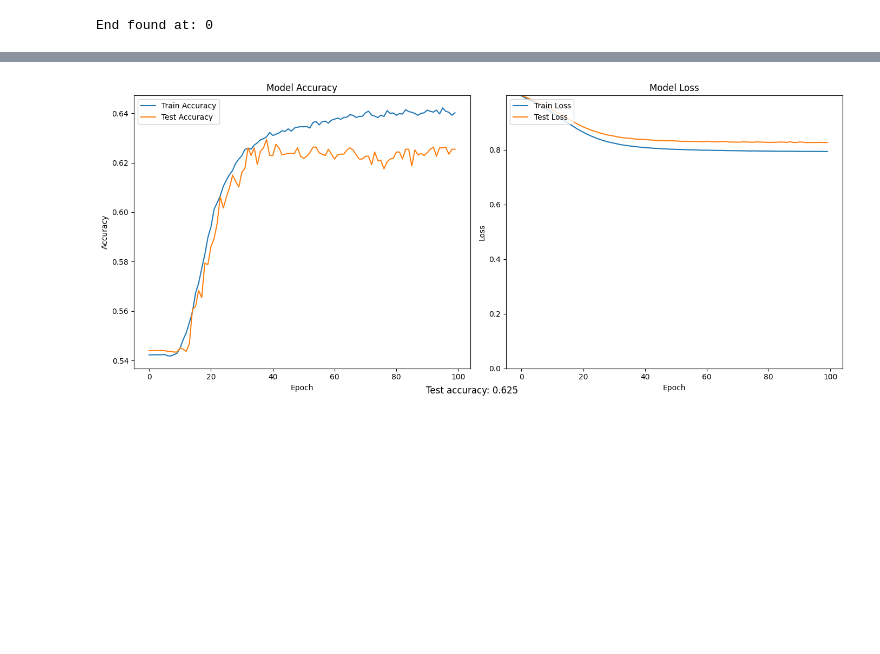
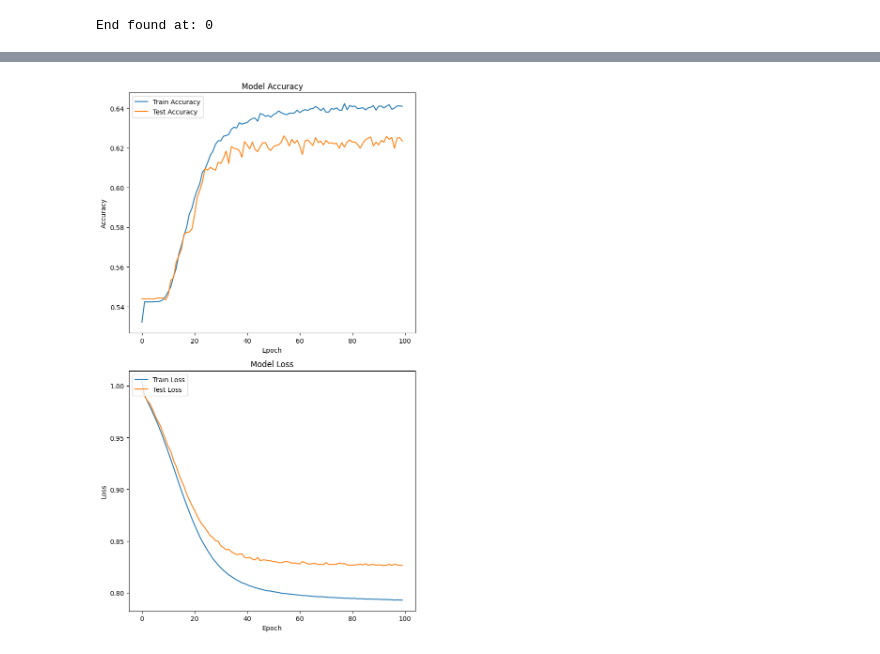
Before and after one commit to Paul-Winpenny/CompBioProject, a Jupyter notebook: Project.ipynb, the cells around one changed output, grey strips where cells are left out. Cells and saved outputs as stored; diff of their text form; code cells hidden in the pictures; blank space fills up the shorter version.

```diff
--- a/Project.ipynb
+++ b/Project.ipynb
@@ -136,34 +136,30 @@ Test accuracy: 0.6254596710205078
 # %%
-# Set up a figure to host two subplots
-plt.figure(figsize=(14, 6))
+
+# Set up a figure to host two subplots vertically
+plt.figure(figsize=(7, 12))  # Adjusted figure size for vertical layout
 
 # Subplot for the accuracy
-plt.subplot(1, 2, 1)  # 1 row, 2 columns, 1st subplot
+plt.subplot(2, 1, 1)  # 2 rows, 1 column, 1st subplot (top)
 plt.plot(history.history['accuracy'], label='Train Accuracy')
 plt.plot(history.history['val_accuracy'], label='Test Accuracy')
 plt.title('Model Accuracy')
 plt.ylabel('Accuracy')
 plt.xlabel('Epoch')
 plt.legend(loc='upper left')
 
 # Subplot for the loss
-plt.subplot(1, 2, 2)  # 1 row, 2 columns, 2nd subplot
+plt.subplot(2, 1, 2)  # 2 rows, 1 column, 2nd subplot (bottom)
 plt.plot(history.history['loss'], label='Train Loss')
 plt.plot(history.history['val_loss'], label='Test Loss')
 plt.title('Model Loss')
 plt.ylabel('Loss')
 plt.xlabel('Epoch')
 plt.legend(loc='upper left')
-plt.ylim(0, max(max(history.history['loss']), max(history.history['val_loss'])))
 
-# Add test accuracy as a label on the plot
-plt.figtext(0.5, 0.02, f"Test accuracy: {test_accuracy:.3f}", fontsize=12, ha='center')  # Adjust the position of text
-
-# Adjust layout to remove white space
-plt.tight_layout()
+plt.tight_layout()  # Adjust layout to prevent overlap
 plt.show()
 # %% [output]
-[figure, old version]
+[figure, new version]
 # %%
 #Confusion matrix normalization
 from sklearn.metrics import confusion_matrix
```
Also changed, not shown: parts of 6 cells of this notebook, 3 other files.
